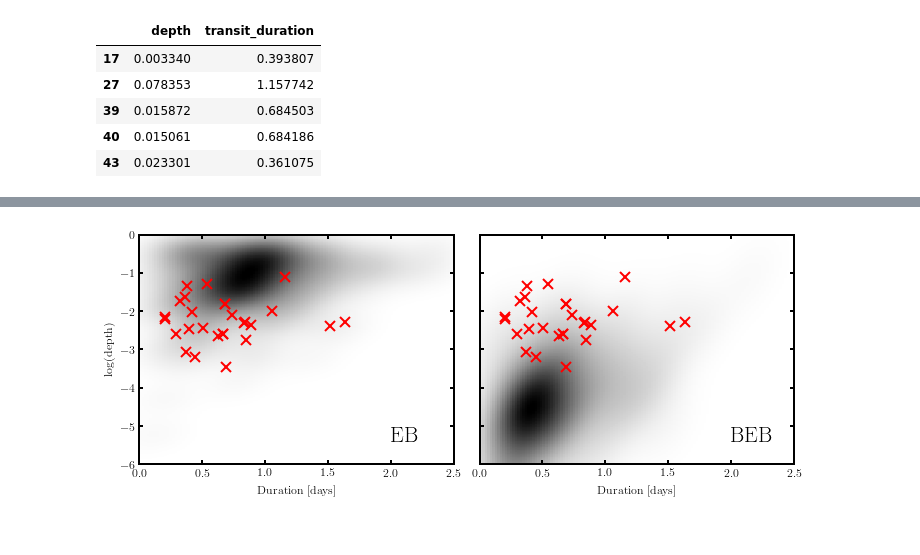
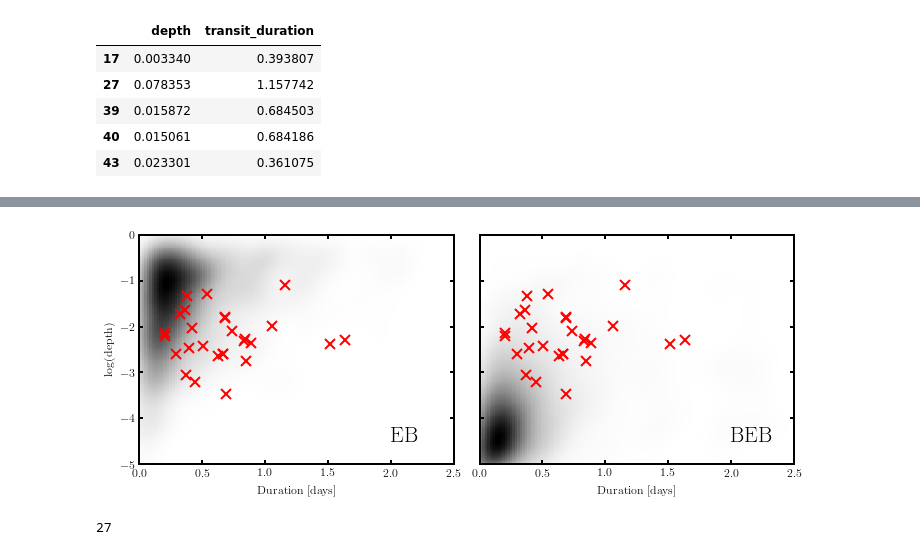
Before and after one commit to dfm/peerless, a Jupyter notebook: prediction/prediction.ipynb, the cells around one changed output, grey strips where cells are left out. Cells and saved outputs as stored; diff of their text form; code cells hidden in the pictures.

```diff
--- a/prediction/prediction.ipynb
+++ b/prediction/prediction.ipynb
@@ -115,8 +187,8 @@ Now we want to know what's the typical number of single/double eclipse signals.
 # %%
 dfm_q = 'n_pri < 3 and n_sec < 3 and (n_pri==0 or n_sec==0)'
-dfm_q += ' and ((T14_pri < 2.5 or n_pri==0) or (T14_sec < 2.5 or n_sec==0))'
-nobs_eb = [len(ebpop.observe(new=True).query(dfm_q)) for i in range(200)]
-nobs_bg = [len(bgpop.observe(new=True).query(dfm_q)) for i in range(200)]
+dfm_q += ' and ((T14_pri < 2.5 and n_pri > 0) or (T14_sec < 2.5 and n_sec > 0))'
+nobs_eb = [len(ebpop.observe(new_orbits=True).query(dfm_q)) for i in range(200)]
+nobs_bg = [len(bgpop.observe(new_orbits=True).query(dfm_q)) for i in range(200)]
 # %%
 plt.hist(nobs_eb, histtype='step', lw=3, label='EB');
 plt.hist(nobs_bg, histtype='step', lw=3, label='BEB');
@@ -170,0 +242,4 @@ bg_kde = get_kde(bg_obs)
+# %%
+N = 2000
+eb_obs = ebpop.get_N_observed(query=dfm_q, N=N, new_orbits=True)
+bg_obs = bgpop.get_N_observed(query=dfm_q, N=N, use_ic=True, new_orbits=True)
@@ -180,3 +261,15 @@ candidates[['depth','transit_duration']].head()
 | 39 | 0.015872 | 0.684503 |
 | 40 | 0.015061 | 0.684186 |
 | 43 | 0.023301 | 0.361075 |
+# %%
+from corner import hist2d
+
+fix, (ax1, ax2) = plt.subplots(1,2, figsize=(10,4))
+
+hist2d(eb_obs.observed.dur_pri.values, eb_obs.observed.logd_pri.values,
+          plot_contours=False, ax=ax1);
+hist2d(bg_obs.observed.dur_pri.values, bg_obs.observed.logd_pri.values,
+          plot_contours=False, ax=ax2);
+
+for ax in (ax1, ax2):
+    ax.plot(candidates.transit_duration, np.log10(candidates.depth), 'rx', ms=10)
@@ -183,28 +278,37 @@ candidates[['depth','transit_duration']].head()
+# %%
+from scipy.stats import gaussian_kde
+
+eb_kde = gaussian_kde(np.array([eb_obs.observed.dur_pri, eb_obs.observed.logd_pri]))
+bg_kde = gaussian_kde(np.array([bg_obs.observed.dur_pri, bg_obs.observed.logd_pri]))
 # %%
-def plot_kde(kde, ax=None, dur_range=(0,2.5), depth_range=(-6,0),
+def plot_kde(kde, ax=None, dur_range=(0,2.5), depth_range=(-5,0),
             cands=candidates, **kwargs):
     if ax is None:
         fig, ax = plt.subplots(1,1)
 
     dur_grid = np.arange(dur_range[0], dur_range[1], 0.02)
     depth_grid = np.arange(depth_range[0], depth_range[1], 0.02)
     xx, yy = np.meshgrid(dur_grid, depth_grid)
     f = kde(np.vstack([xx.ravel(),yy.ravel()])).reshape(xx.shape)
     ax.imshow(f, origin='lower', extent=[dur_range[0], dur_range[1],
                                          depth_range[0], depth_range[1]],
                aspect='auto', cmap='binary', **kwargs)
     ax.set_xlabel('Duration [days]')
     ax.set_ylabel('log(depth)')
 
     if cands is not None:
         ax.plot(cands.transit_duration, np.log10(cands.depth), 'rx', ms=10)
 
 fig, axes = plt.subplots(1,2, figsize=(10,4), sharey=True)
 plot_kde(eb_kde, ax=axes[0])
 plot_kde(bg_kde, ax=axes[1])
 axes[1].set_ylabel('')
 plt.subplots_adjust(wspace=0)
 for ax,title in zip(axes, ['EB','BEB']):
     ax.annotate(title, xy=(0.8,0.1), xycoords='axes fraction', fontsize=22)
 # %% [output]
-[figure, old version]
+[figure, new version]
+# %%
+len(candidates)
+# %% [output]
+27
```
Also changed, not shown: parts of 33 cells of this notebook.
